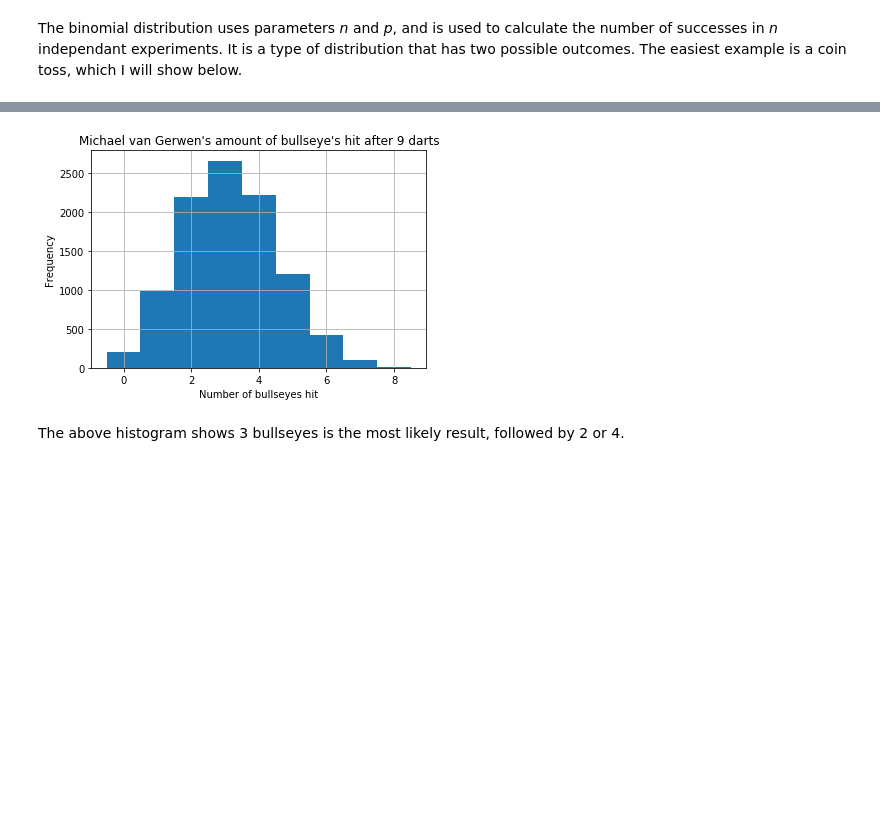
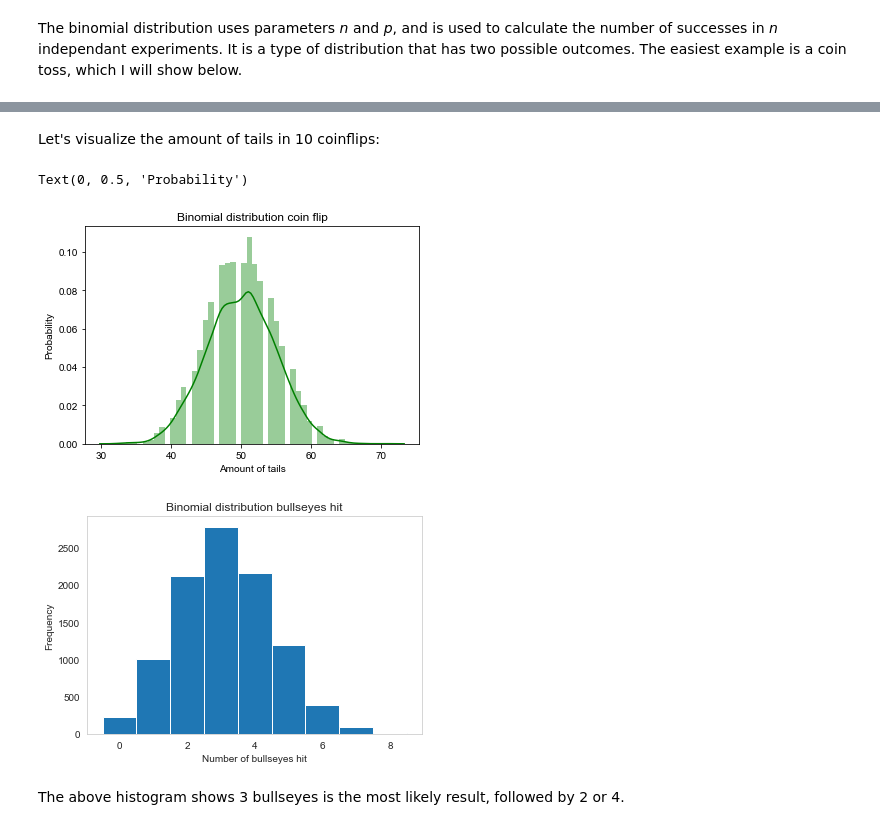
Before and after one commit to Ardvb/Numpy-random, a Jupyter notebook: Numpy-random.ipynb, the cells around one changed output, grey strips where cells are left out. Drawn from its saved outputs; the diff is of its cells as text; code cells hidden in the pictures; blank space fills up the shorter version.

```diff
--- a/Numpy-random.ipynb
+++ b/Numpy-random.ipynb
@@ -243,3 +250,22 @@ sum(np.random.binomial(10, 0.5, 10000) >6)/10000 # 10000 trials done, 10 flips w
+# %% [markdown]
+Let's visualize the amount of tails in 10 coinflips:
+# %%
+flips = 100
+size = 10000
+
+# Create array using random.binomial function, simulates results of 10 coin flips repeated 10000 times
+tails = np.random.binomial(100, 0.5, 10000)
+
+# Plot with Seaborn
+
+sns.distplot(tails, color="green")
+sns.set_style("whitegrid")
+plt.title("Binomial distribution coin flip")
+plt.xlabel("Amount of tails")
+plt.ylabel("Probability")
+# %% [output]
+Text(0, 0.5, 'Probability')
+[figure, added]
 # %%
 # Michael van Gerwen hits 35 percent of his darts in the bullseye, when aiming at it. How likely is he to hit x number of bullseyes?
 mvg = np.random.binomial(9, 0.35,10000)
@@ -248,11 +274,11 @@ bins = np.arange(0, mvg.max() + 1.5) - 0.5 # The x-axis will run from 0 to the b
 # Used https://stackoverflow.com/questions/30112420/histogram-for-discrete-values-with-matplotlib for help on this.
 plt.xlabel ("Number of bullseyes hit")
 plt.ylabel ("Frequency")
-plt.title("Michael van Gerwen's amount of bullseye's hit after 9 darts")
+plt.title("Binomial distribution bullseyes hit")
 plt.hist (mvg,bins) # Plot a histogram
 plt.grid()
 # %% [output]
-[figure, old version]
+[figure, new version]
 # %% [markdown]
 The above histogram shows 3 bullseyes is the most likely result, followed by 2 or 4.
 # %%
```
Also changed, not shown: parts of 31 cells of this notebook.
